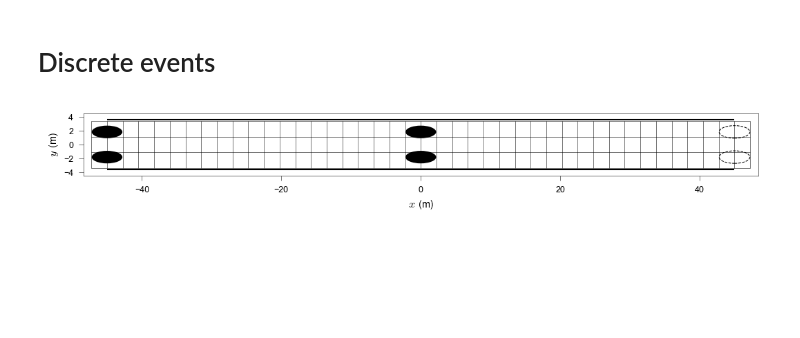
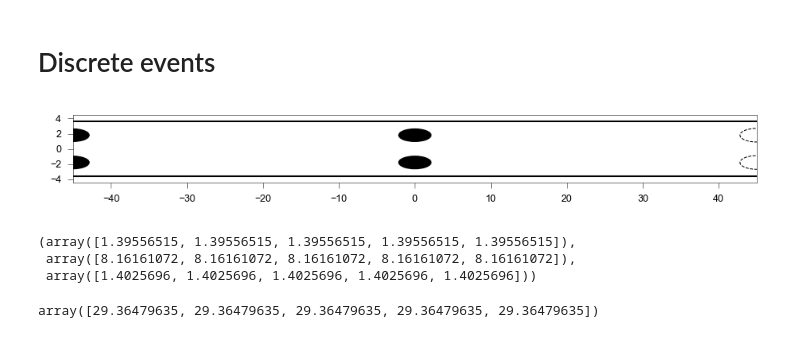
Before and after one commit to EPFL-ENAC/LUTS-pneuma-simulator, a Jupyter notebook: notebooks/discrete.ipynb, the cells around one changed output. Cells and saved outputs as stored; diff of their text form; code cells hidden in the pictures; blank space fills up the shorter version.

Commit message:
feat: numerically integrate maneuver
Issue(s): #11

```diff
--- a/notebooks/discrete.ipynb
+++ b/notebooks/discrete.ipynb
@@ -51,65 +54,66 @@ grey = "#DEDEDE"
+# %%
+# lane width in meters
+W = params.lane
+# road length in meters
+L = params.L
+# car half-width in meters
+w = params.car_w
+# car half-length in meters
+s = params.car_l
+# maneuverability parameters
+XC, CC = params.XC, params.CC
 # %%
-# Pseudorandom number generator
 seed = 1024
-rng = np.random.default_rng(seed)
-n_cars = 2  # 14
-n_moto = 0  # 12
-# k = params.k
-k = 128
+rng = default_rng(seed)
+n_cars = 2
+n_moto = 0
 sampler = PoissonDisc(
-    n_cars, n_moto, cell=params.cell, L=params.L, W=params.cell * 3, k=k, clearance=params.clearance, rng=rng
+    n_cars,
+    n_moto,
+    cell=params.cell,
+    L=L,
 )
 samples, images = sampler.sample(rng)
 c_samples = samples[: 2 * n_cars]
 m_samples = samples[2 * n_cars :]
-markings = arange(-sampler.W / 2, 3 * sampler.W / 4, sampler.W / 2)
-
-fig, ax = plt.subplots(figsize=(2 * 8.7 * params.cm, 2.5 * params.cm), dpi=150)
+%matplotlib inline
+fig, ax = plt.subplots(figsize=(15 * cm, 2 * cm), dpi=150)
 ax.set_aspect("equal")
 for sample in samples:
     if sample in c_samples:
-        sample.styles = {"ec": "none", "fc": "k", "fill": True, "lw": 0.6}
+        sample.styles = {"ec": "none", "fc": "k", "lw": 0.6}
     else:
         sample.styles = {"ec": "k", "fill": False, "lw": 0.5}
     sample.draw(ax)
 for image in images:
     image.styles = {"ec": "k", "fill": False, "lw": 0.5, "ls": "--"}
     image.draw(ax)
 for m_sample in rng.choice(m_samples, n_moto, replace=False):
-    m_sample.styles = {"ec": "none", "fc": "k", "fill": True, "lw": 0.5}
+    m_sample.styles = {"ec": "none", "fc": "k", "lw": 0.5}
     m_sample.draw(ax)
 ax.hlines(
-    [-params.lane, params.lane],
-    xmin=-sampler.width / 2,
-    xmax=sampler.width / 2,
+    [-W, W],
+    xmin=-L / 2,
+    xmax=L / 2,
     color="k",
     ls="-",
     lw=1,
 )
-ax.vlines(
-    sampler.x_boundaries,
-    ymin=-3 * sampler.cell / 2,
-    ymax=3 * sampler.cell / 2,
-    color="k",
-    lw=0.25,
-)
-ax.hlines(
-    sampler.y_boundaries,
-    xmin=-sampler.nx * sampler.cell / 2,
-    xmax=sampler.nx * sampler.cell / 2,
-    color="k",
-    lw=0.25,
-)
-plt.xlim(-(sampler.nx + 1) * sampler.cell / 2, (sampler.nx + 1) * sampler.cell / 2)
+plt.xlim(-L / 2, L / 2)
 plt.ylim(-2 * sampler.cell, 2 * sampler.cell)
-ax.set_xlabel("$x$ (m)", usetex=True)
-ax.set_ylabel("$y$ (m)", usetex=True)
 ax.set_yticks(arange(-4, 5, 2))
 fig.tight_layout(pad=0)
-# if n_moto == 0:
-#    plt.savefig(f"darts_c{n_cars}m{n_moto}.pdf", format="pdf", transparent=True)
-# else:
-#    plt.savefig(f"darts_c{n_cars}m{n_moto}k{k}.pdf", format="pdf", transparent=True)
 # %% [output]
-[figure, old version]
+[figure, new version]
+# %%
+_, c_lam, c_v0, c_s0 = synthetic_fd(5, rng, mode="Car", distributed=False)
+c_lam, c_v0, c_s0
+# %% [output]
+(array([1.39556515, 1.39556515, 1.39556515, 1.39556515, 1.39556515]),
+ array([8.16161072, 8.16161072, 8.16161072, 8.16161072, 8.16161072]),
+ array([1.4025696, 1.4025696, 1.4025696, 1.4025696, 1.4025696]))
+# %%
+ov(45, c_lam, c_v0, c_s0) * factor
+# %% [output]
+array([29.36479635, 29.36479635, 29.36479635, 29.36479635, 29.36479635])
 # %%
```
Also changed, not shown: parts of 31 cells of this notebook, 2 other files.
